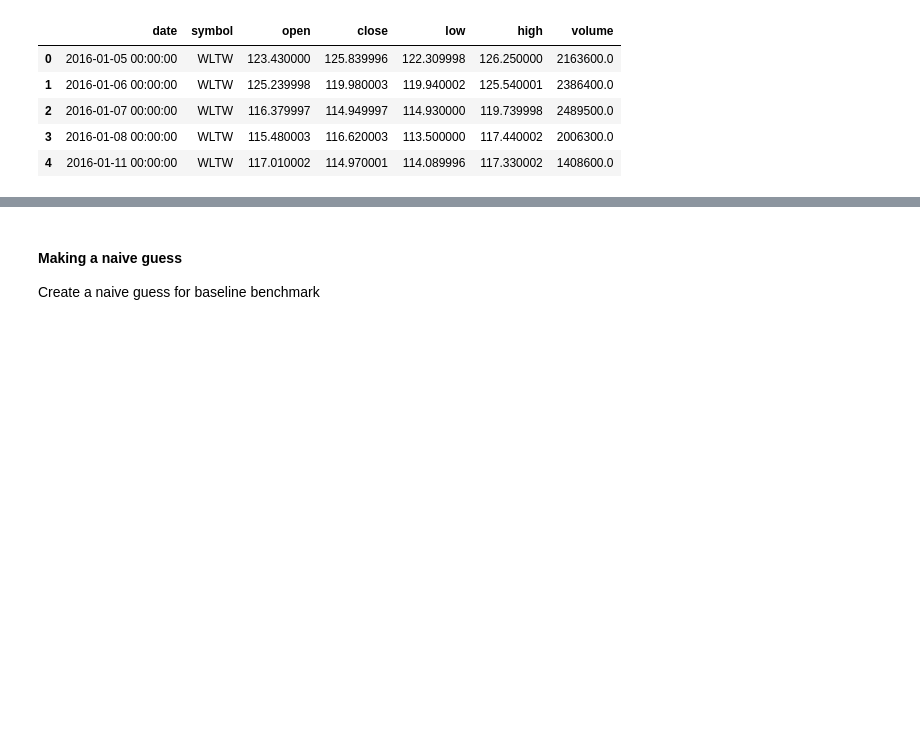
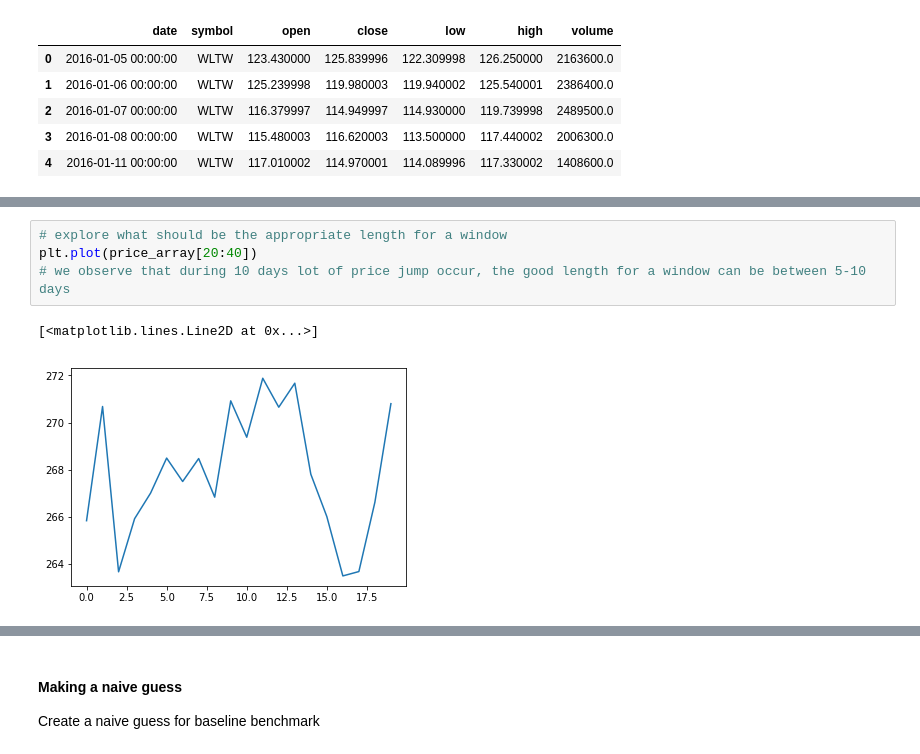
Before and after one commit to vhquang/machine-learning, a Jupyter notebook: stock-price.ipynb, the cells around one changed output, grey strips where cells are left out. Drawn from its saved outputs; the diff is of its cells as text; blank space fills up the shorter version.

```diff
--- a/stock-price.ipynb
+++ b/stock-price.ipynb
@@ -154,0 +118,7 @@ end:   2010-02-01 00:00:00      266.776767268
+# %%
+# explore what should be the appropriate length for a window
+plt.plot(price_array[20:40])
+# we observe that during 10 days lot of price jump occur, the good length for a window can be between 5-10 days
+# %% [output]
+[<matplotlib.lines.Line2D at 0x...>]
+[figure, added]
```
Also changed, not shown: parts of 24 cells of this notebook, 1 other file.
